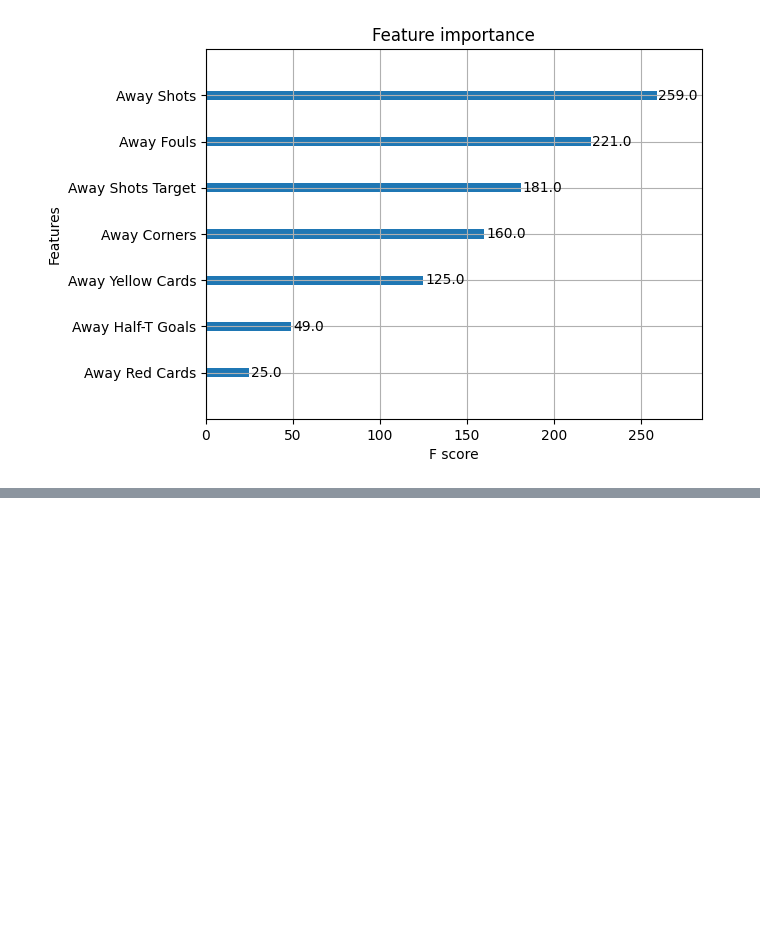
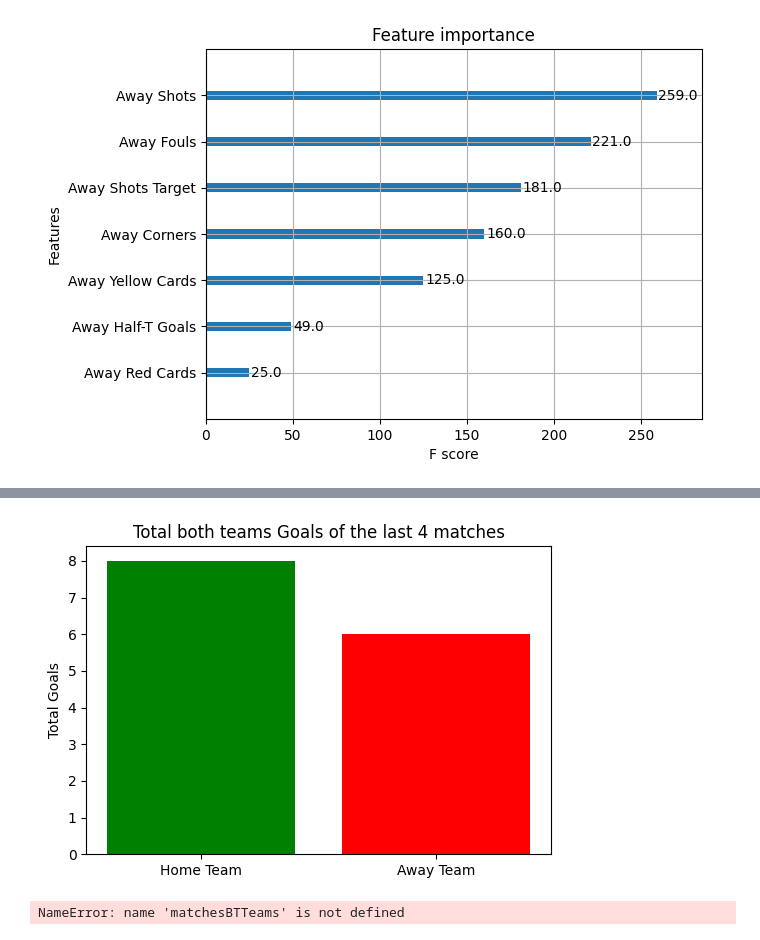
Before and after one commit to KriszgruberL/Football_match_prediction, a Jupyter notebook: processing/Processing.ipynb, the cells around one changed output, grey strips where cells are left out. Cells and saved outputs as stored; diff of their text form; code cells hidden in the pictures; blank space fills up the shorter version.

```diff
--- a/processing/Processing.ipynb
+++ b/processing/Processing.ipynb
@@ -401,0 +408,47 @@ dfNumeric[dfNumeric['HomeTeamEnc'] ==home_club ]
+# %%
+import pandas as pd
+import matplotlib.pyplot as plt
+
+dfNumeric = pd.read_pickle("cleaned_data.pkl")
+home_club = 8
+away_club = 2
+
+def GenerateTotalGoalsTeamsBarChart(home_club,away_club):
+
+    matchesBTTeams = dfNumeric[((dfNumeric['HomeTeamEnc'] ==home_club) | (dfNumeric['AwayTeamEnc'] ==home_club))&((dfNumeric['HomeTeamEnc'] ==away_club) | (dfNumeric['AwayTeamEnc'] ==away_club)) ]
+
+    #total Goals of both clubs
+    N_matches = len(matchesBTTeams)
+
+
+    # Data (Total goals for home and away teams)
+    HomeTotalGoal = matchesBTTeams['Home Full-T Goals'].sum()
+    AwayTotalGoal = matchesBTTeams['Away Full-T Goals'].sum()
+
+    # Labels and values for the bar chart
+    teams = ['Home Team', 'Away Team']
+    total_goals = [HomeTotalGoal, AwayTotalGoal]
+
+    # Create the bar chart
+    plt.figure(figsize=(6, 4))
+    plt.bar(teams, total_goals, color=['green', 'red'])
+
+    # Add title and labels
+    plt.title(f'Total both teams Goals of the last {N_matches} matches')
+    plt.ylabel('Total Goals')
+
+    # Show the chart
+    plt.show()
+
+#home wining vs away losing of both clubs ex : they faced each other 10 times 4 time home lost and 6 away win
+
+#home winning
+
+GenerateTotalGoalsTeamsBarChart(home_club,away_club)
+#first half , and full time match performance
+# %% [output]
+[figure, added]
+# %%
+matchesBTTeams
+# %% [output]
+NameError: name 'matchesBTTeams' is not defined
```
Also changed, not shown: parts of 6 cells of this notebook, 7 other files.
